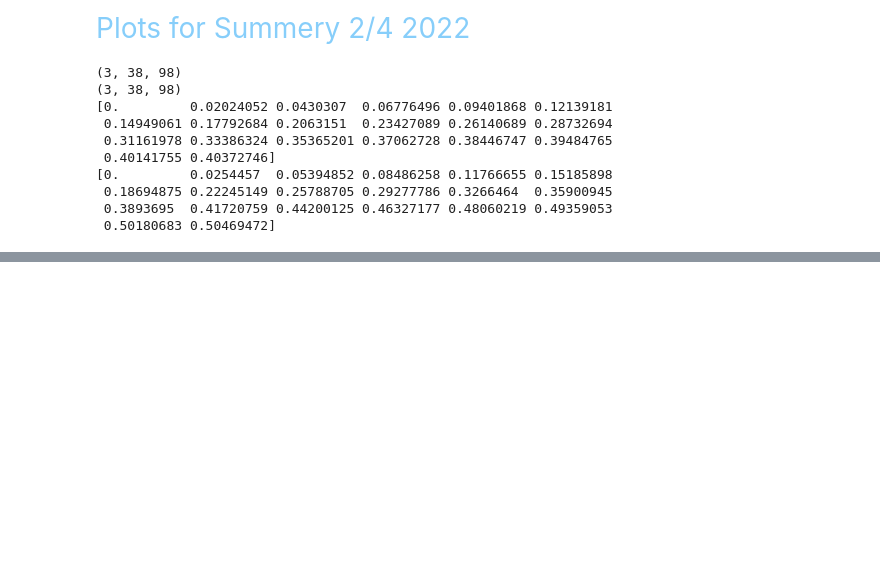
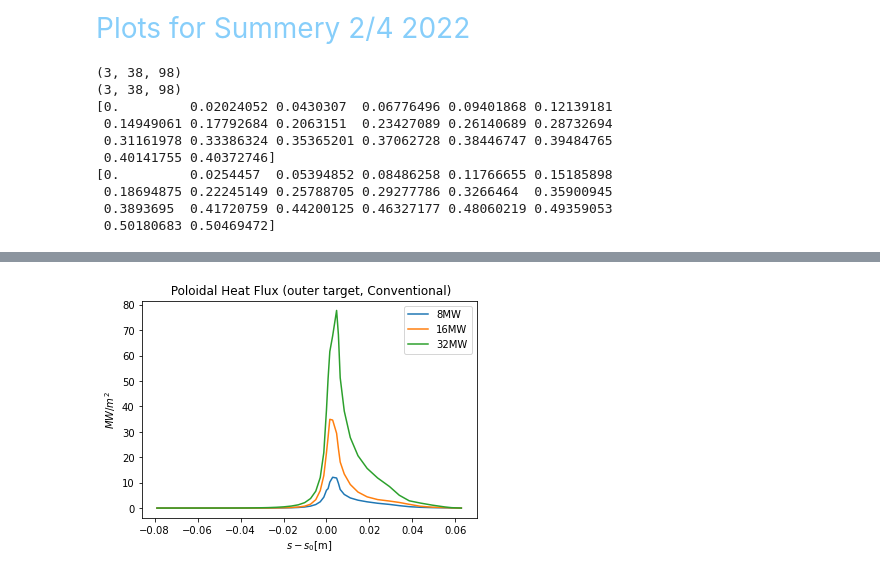
Before and after one commit to ChanYeongL/SOLPS-ITER_analysis, a Jupyter notebook: #new_analysis.ipynb, the cells around one changed output, grey strips where cells are left out. Cells and saved outputs as stored; diff of their text form; code cells hidden in the pictures; blank space fills up the shorter version.

```diff
--- a/#new_analysis.ipynb
+++ b/#new_analysis.ipynb
@@ -323,0 +351,15 @@ NameError: name 'fht_b2fplasmf_co_KSTAR_noNe' is not defined
+# %%
+plt.title(r" Poloidal Heat Flux (outer target, Conventional)")
+plt.plot(al_new_mesh_sep_out_target_dist[1:], np.abs(fht_b2fplasmf_new_mesh_co_8MW_Ne_0[0,1:,96])/(co_newmesh_facing[0,1:,96]*1000000), label = r"8MW")
+plt.plot(al_new_mesh_sep_out_target_dist[1:], np.abs(fht_b2fplasmf_new_mesh_co_16MW_Ne_0[0,1:,96])/(co_newmesh_facing[0,1:,96]*1000000), label = r"16MW")
+plt.plot(al_new_mesh_sep_out_target_dist[1:], np.abs(fht_b2fplasmf_new_mesh_co_32MW_Ne_0[0,1:,96])/(co_newmesh_facing[0,1:,96]*1000000), label = r"32MW")
+
+plt.xlabel(r'$s-s_0$[m]')
+plt.ylabel(r'$MW/m^2$')
+plt.legend()
+#plt.savefig("SAS heat flux w.r.t impurity.png")
+
+
+plt.show()
+# %% [output]
+[figure, added]
```
Also changed, not shown: parts of 10 cells of this notebook, 8 other files.
